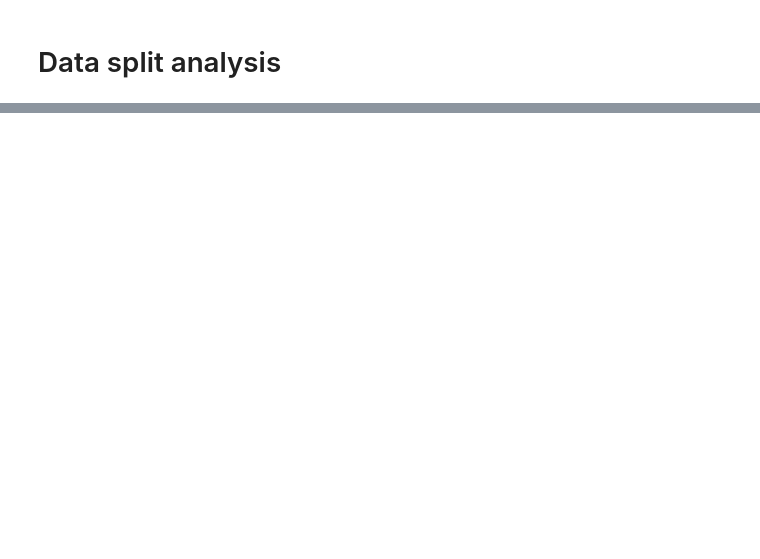
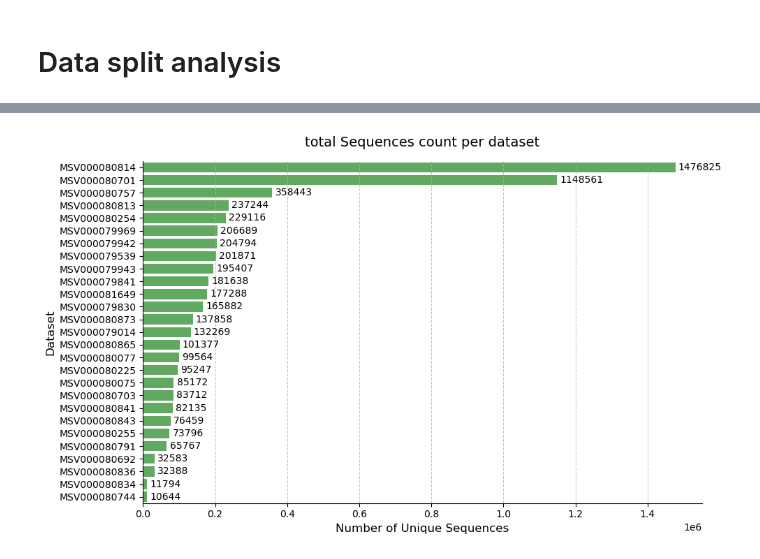
Before and after one commit to WannesLamberts/MTL-peptide-property-prediction-pool, a Jupyter notebook: notebooks/analyisis.ipynb, the cells around one changed output, grey strips where cells are left out. Cells and saved outputs as stored; diff of their text form; code cells hidden in the pictures; blank space fills up the shorter version.

```diff
--- a/notebooks/analyisis.ipynb
+++ b/notebooks/analyisis.ipynb
@@ -95,0 +74,11 @@ plot_sequences_split(train_df, val_df, test_df,use_unique=False,title ="Total se
+# %%
+total_sequences = train_df.groupby("dataset")["sequence"].count()
+plot_bar_horizontal(
+    data_series=total_sequences,
+    title="total Sequences count per dataset",
+    xlabel="Number of Unique Sequences",
+    ylabel="Dataset",
+    figsize=(10, 6)
+)
+# %% [output]
+[figure, added]
```
Also changed, not shown: parts of 10 cells of this notebook, 4 other files.
